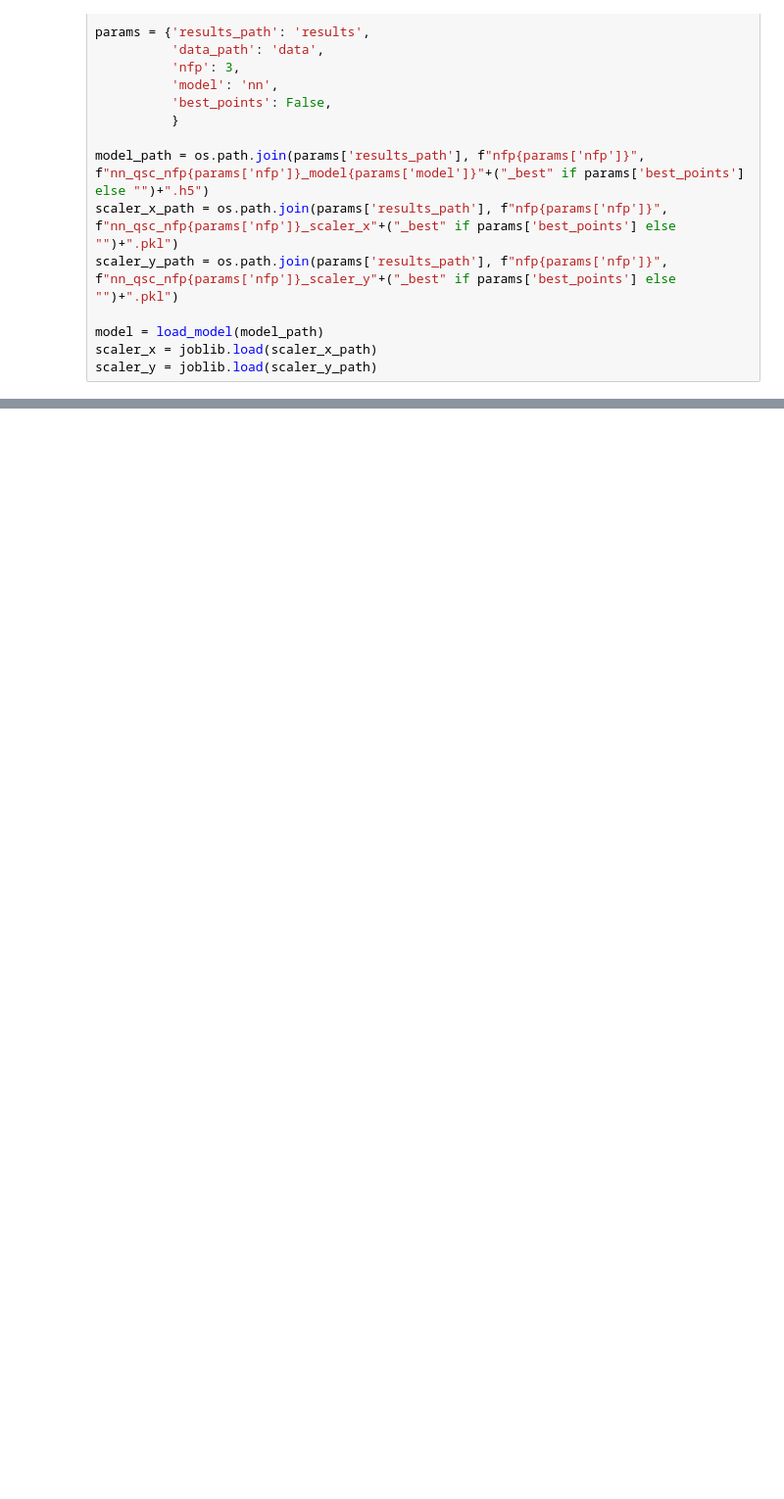
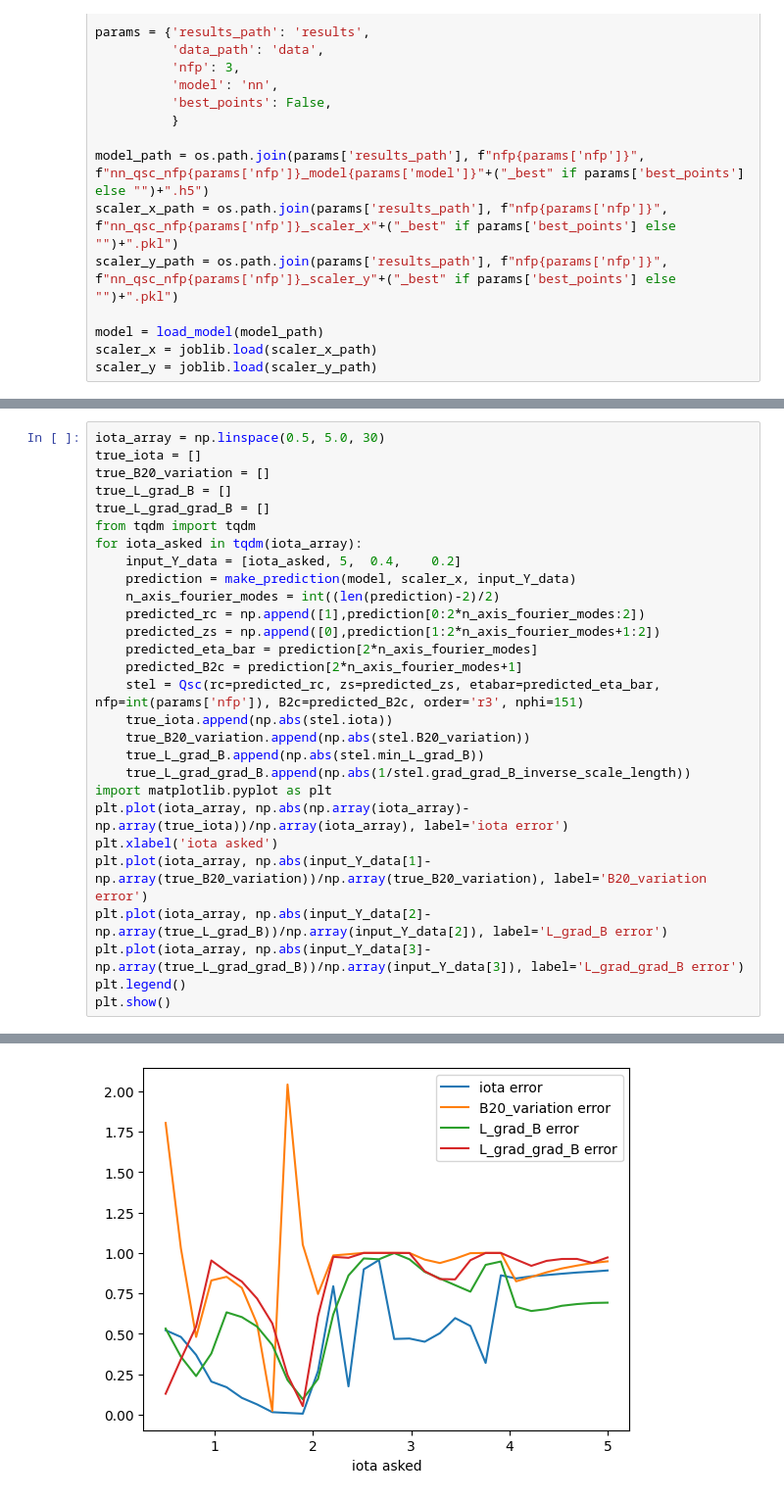
Before and after one commit to rogeriojorge/qsc-ML, a Jupyter notebook: use_nn_qsc.ipynb, the cells around one changed output, grey strips where cells are left out. Shown: that part at 98% size. Cells and saved outputs as stored; diff of their text form; blank space fills up the shorter version.

```diff
--- a/use_nn_qsc.ipynb
+++ b/use_nn_qsc.ipynb
@@ -117,0 +117,29 @@ stel.plot_boundary(r=stel.r_singularity)
+# %%
+iota_array = np.linspace(0.5, 5.0, 30)
+true_iota = []
+true_B20_variation = []
+true_L_grad_B = []
+true_L_grad_grad_B = []
+from tqdm import tqdm
+for iota_asked in tqdm(iota_array):
+    input_Y_data = [iota_asked,	5,	0.4,	0.2]
+    prediction = make_prediction(model, scaler_x, input_Y_data)
+    n_axis_fourier_modes = int((len(prediction)-2)/2)
+    predicted_rc = np.append([1],prediction[0:2*n_axis_fourier_modes:2])
+    predicted_zs = np.append([0],prediction[1:2*n_axis_fourier_modes+1:2])
+    predicted_eta_bar = prediction[2*n_axis_fourier_modes]
+    predicted_B2c = prediction[2*n_axis_fourier_modes+1]
+    stel = Qsc(rc=predicted_rc, zs=predicted_zs, etabar=predicted_eta_bar, nfp=int(params['nfp']), B2c=predicted_B2c, order='r3', nphi=151)
+    true_iota.append(np.abs(stel.iota))
+    true_B20_variation.append(np.abs(stel.B20_variation))
+    true_L_grad_B.append(np.abs(stel.min_L_grad_B))
+    true_L_grad_grad_B.append(np.abs(1/stel.grad_grad_B_inverse_scale_length))
+import matplotlib.pyplot as plt
+plt.plot(iota_array, np.abs(np.array(iota_array)-np.array(true_iota))/np.array(iota_array), label='iota error')
+plt.xlabel('iota asked')
+plt.plot(iota_array, np.abs(input_Y_data[1]-np.array(true_B20_variation))/np.array(true_B20_variation), label='B20_variation error')
+plt.plot(iota_array, np.abs(input_Y_data[2]-np.array(true_L_grad_B))/np.array(input_Y_data[2]), label='L_grad_B error')
+plt.plot(iota_array, np.abs(input_Y_data[3]-np.array(true_L_grad_grad_B))/np.array(input_Y_data[3]), label='L_grad_grad_B error')
+plt.legend()
+plt.show()
+# %% [output]
@@ -117,0 +155 @@ stel.plot_boundary(r=stel.r_singularity)
+[figure, added]
```
Also changed, not shown: parts of 6 cells of this notebook, 8 other files.
